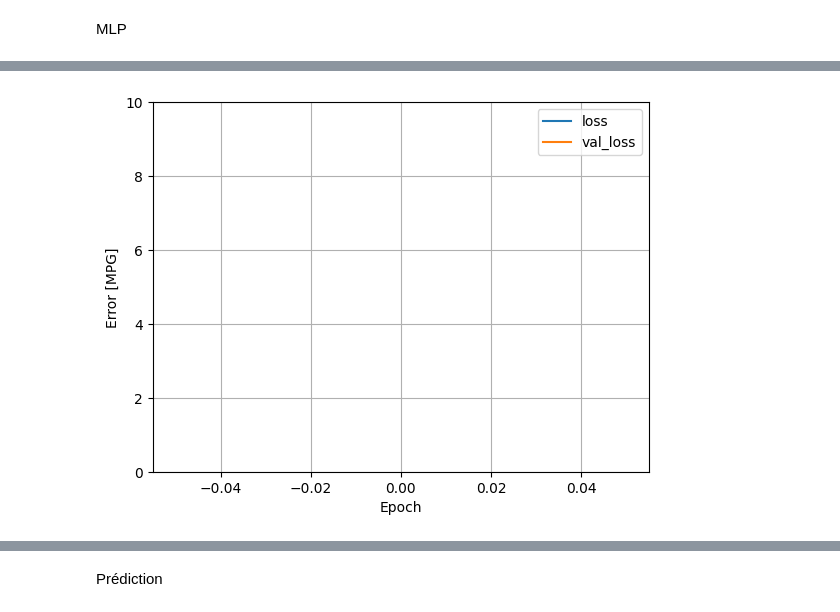
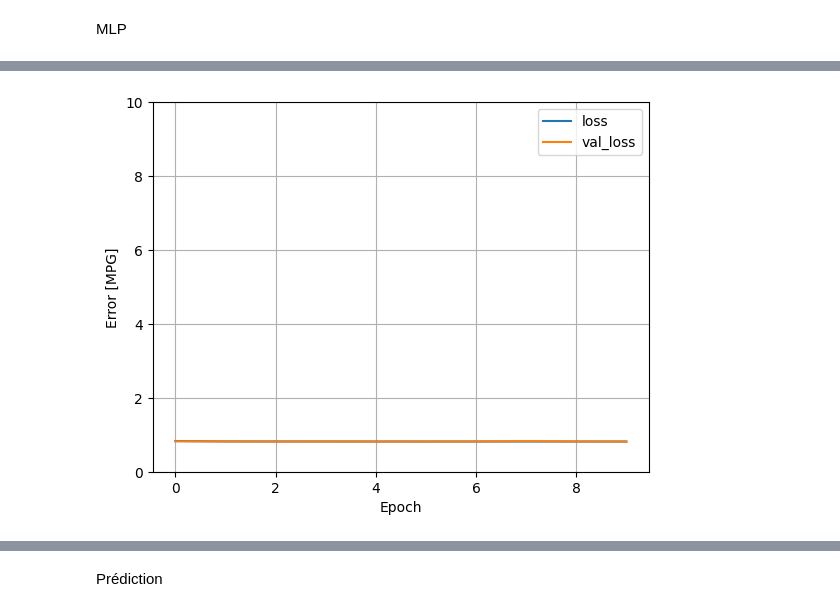
Before and after one commit to Elesdes/4IABD_DL, a Jupyter notebook: Untitled.ipynb, the cells around one changed output, grey strips where cells are left out. Drawn from its saved outputs; the diff is of its cells as text; code cells hidden in the pictures.

```diff
--- a/Untitled.ipynb
+++ b/Untitled.ipynb
@@ -216,7 +229,7 @@ Non-trainable params: 7
 _________________________________________________________________
 # %%
 history = mlp_model.fit(
-    train_features.values.astype(np.float32),
+    train_features, #.values.astype(np.float32)
     train_labels,
     validation_split=0.2,
     verbose=1, epochs=10)
@@ -245,2 +258,2 @@ Epoch 10/10
-[figure, old version]
+[figure, new version]
 # %%
```
Also changed, not shown: parts of 15 cells of this notebook, 10 other files.
